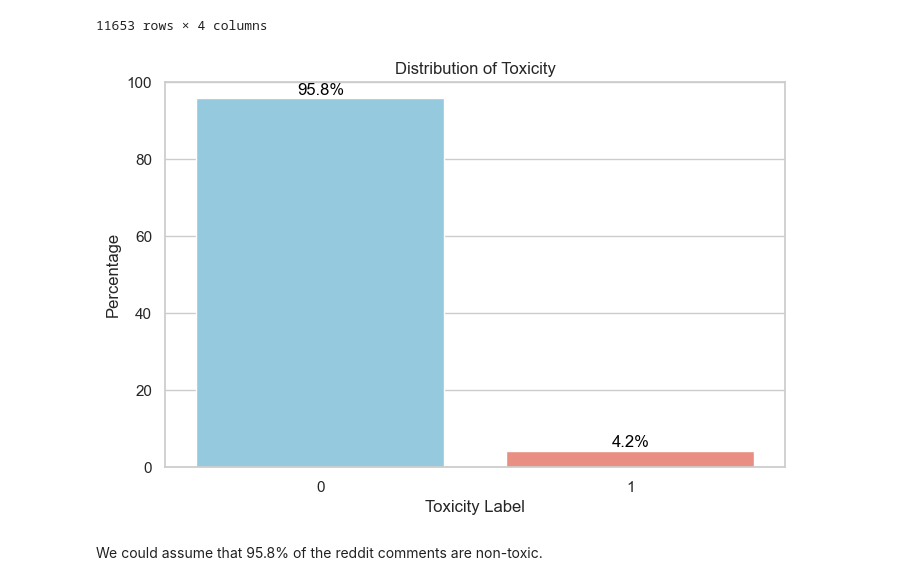
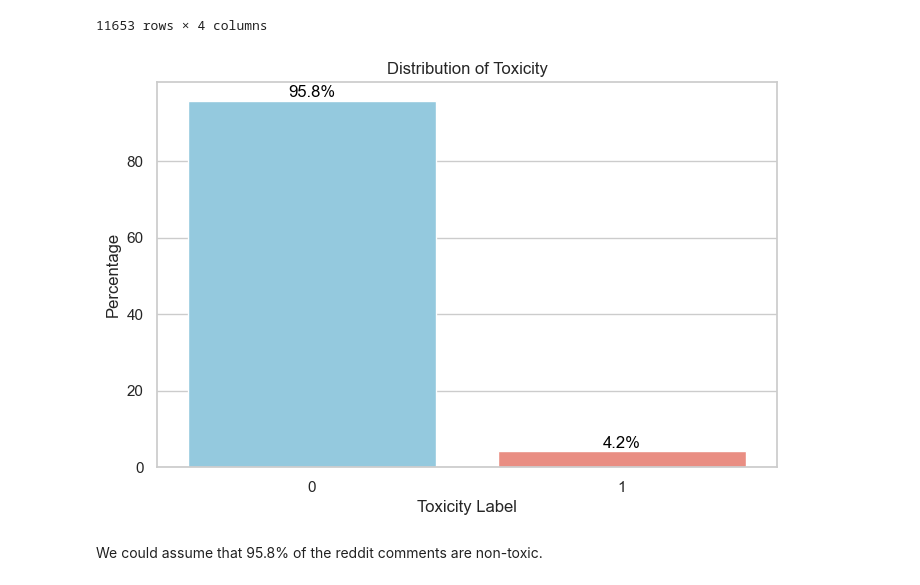
Before and after one commit to sinajaprlja/toxicity_analysis, a Jupyter notebook: src/analysis.ipynb, the cells around one changed output. Cells and saved outputs as stored; diff of their text form; code cells hidden in the pictures.

```diff
--- a/src/analysis.ipynb
+++ b/src/analysis.ipynb
@@ -38,25 +40,24 @@ toxicity_analysis_df
 # %%
 # Calculation of the proportions
 category_counts = toxicity_analysis_df.groupby('toxicity_label').size().reset_index(name='count')
 
 # Calculate the total for the procentual proportions
 total_counts = category_counts['count'].sum()
 category_counts['percentage'] = (category_counts['count'] / total_counts) * 100
 
 # Plot the data
 plt.figure(figsize=(8, 5))
 sns.barplot(data=category_counts, x='toxicity_label', y='percentage', hue='toxicity_label', palette=['skyblue', 'salmon'], legend=False)
 plt.title('Distribution of Toxicity')
 plt.ylabel('Percentage')
 plt.xlabel('Toxicity Label')
-plt.ylim(0, 100)
-
+plt.yticks(range(0, 100, 20))
 for index, row in category_counts.iterrows():
     plt.text(index, row['percentage'] + 1, f"{row['percentage']:.1f}%", color='black', ha='center')
 
 plt.show()
 # %% [output]
-[figure, old version]
+[figure, new version]
 # %% [markdown]
 We could assume that 95.8% of the reddit comments are non-toxic.
 # %% [markdown]
```
Also changed, not shown: parts of 13 cells of this notebook.
